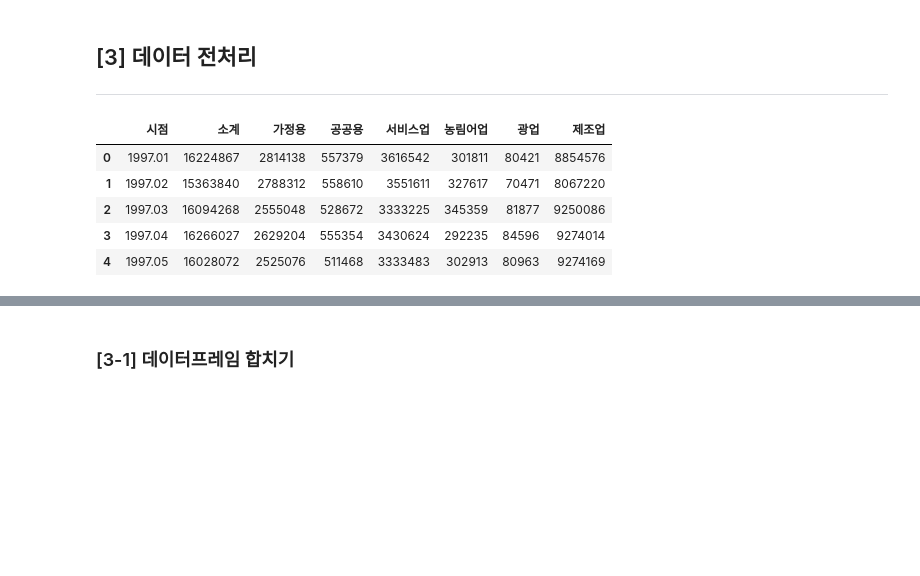
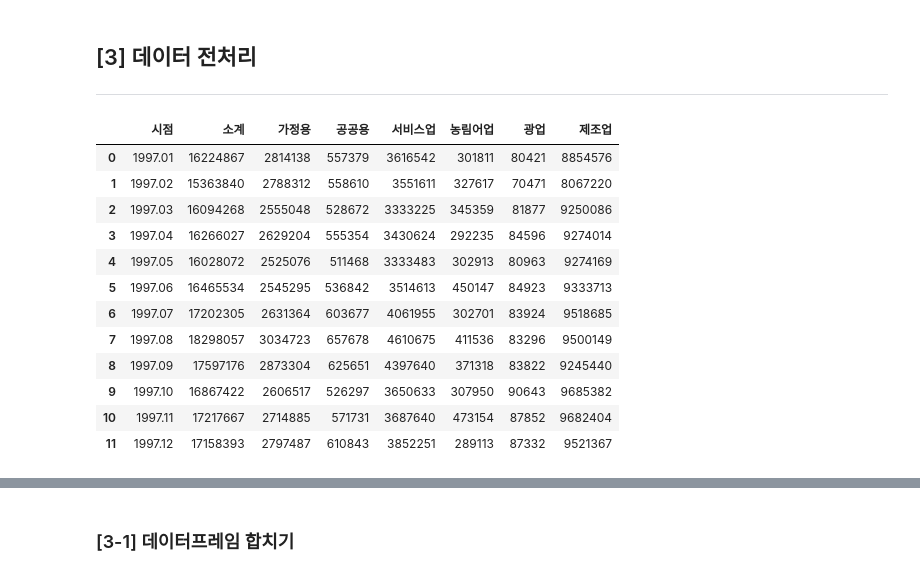
Before and after one commit to knu-tomato/bigstar-kogas, a Jupyter notebook: Preprocessing/Inuk/pre-column-inuk.ipynb, the cells around one changed output, grey strips where cells are left out. Cells and saved outputs as stored; diff of their text form; code cells hidden in the pictures; blank space fills up the shorter version.

```diff
--- a/Preprocessing/Inuk/pre-column-inuk.ipynb
+++ b/Preprocessing/Inuk/pre-column-inuk.ipynb
@@ -93,10 +107,10 @@ data_path_1 = "./용도별판매전력량추이_1997_2014.csv"
 data_path_2 = "./용도별판매전력량추이_2015_2021.csv"
 
 # 97 ~ 14 년도 데이터 정리
-df_97_14 = pd.read_csv(data_path_1, encoding="euc-kr")
+df_97_14 = pd.read_csv(data_path_1)
 
 # 15 ~ 21 년도 데이터 정리
-df_15_21_raw = pd.read_csv(data_path_2, encoding="euc-kr")
+df_15_21_raw = pd.read_csv(data_path_2)
 df_15_21 = df_15_21_raw.drop(0, axis=0)
 
 # 조건
@@ -116,12 +130,19 @@ df_17_20 = df_17_20.drop(idx_sum)
 ## [3] 데이터 전처리
 ---
 # %%
-df_97_14.head(5)
+df_97_14.head(12)
 # %% [output]
 |  | 시점 | 소계 | 가정용 | 공공용 | 서비스업 | 농림어업 | 광업 | 제조업 |
 | 0 | 1997.01 | 16224867 | 2814138 | 557379 | 3616542 | 301811 | 80421 | 8854576 |
 | 1 | 1997.02 | 15363840 | 2788312 | 558610 | 3551611 | 327617 | 70471 | 8067220 |
 | 2 | 1997.03 | 16094268 | 2555048 | 528672 | 3333225 | 345359 | 81877 | 9250086 |
 | 3 | 1997.04 | 16266027 | 2629204 | 555354 | 3430624 | 292235 | 84596 | 9274014 |
 | 4 | 1997.05 | 16028072 | 2525076 | 511468 | 3333483 | 302913 | 80963 | 9274169 |
+| 5 | 1997.06 | 16465534 | 2545295 | 536842 | 3514613 | 450147 | 84923 | 9333713 |
+| 6 | 1997.07 | 17202305 | 2631364 | 603677 | 4061955 | 302701 | 83924 | 9518685 |
+| 7 | 1997.08 | 18298057 | 3034723 | 657678 | 4610675 | 411536 | 83296 | 9500149 |
+| 8 | 1997.09 | 17597176 | 2873304 | 625651 | 4397640 | 371318 | 83822 | 9245440 |
+| 9 | 1997.10 | 16867422 | 2606517 | 526297 | 3650633 | 307950 | 90643 | 9685382 |
+| 10 | 1997.11 | 17217667 | 2714885 | 571731 | 3687640 | 473154 | 87852 | 9682404 |
+| 11 | 1997.12 | 17158393 | 2797487 | 610843 | 3852251 | 289113 | 87332 | 9521367 |
 # %%
```
Also changed, not shown: parts of 7 cells of this notebook, 7 other files.
